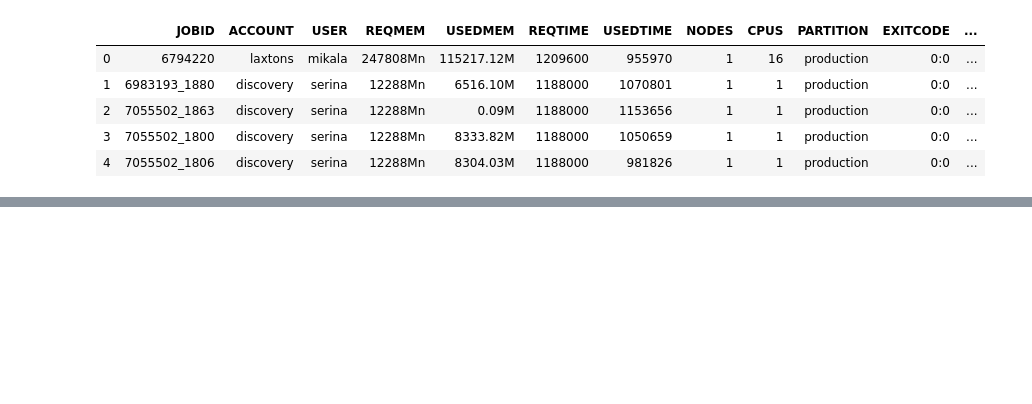
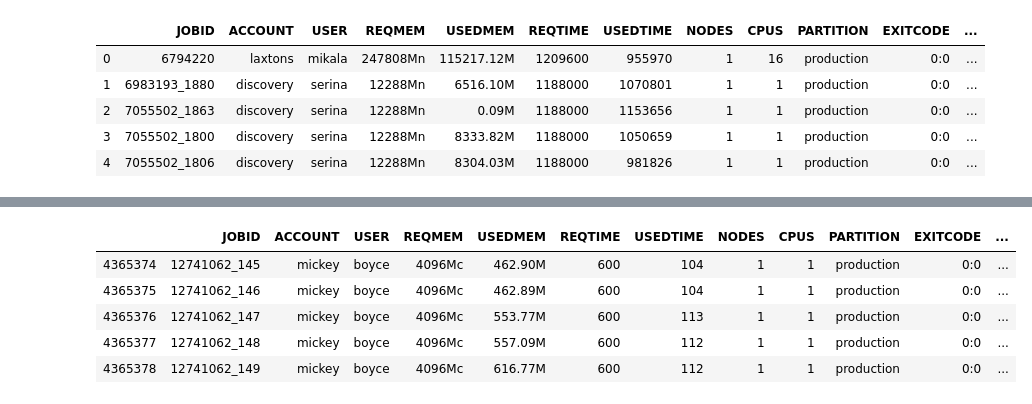
Before and after one commit to Barrett-Rogers/dq2-accre-porcupines, a Jupyter notebook: ACCRE_notebook.ipynb, the cells around one changed output, grey strips where cells are left out. Cells and saved outputs as stored; diff of their text form; code cells hidden in the pictures; blank space fills up the shorter version.

```diff
--- a/ACCRE_notebook.ipynb
+++ b/ACCRE_notebook.ipynb
@@ -346,0 +274,9 @@ ACCRE_df.head()
+# %%
+ACCRE_df.tail()
+# %% [output]
+|  | JOBID | ACCOUNT | USER | REQMEM | USEDMEM | REQTIME | USEDTIME | NODES | CPUS | PARTITION | EXITCODE | ... |
+| 4365374 | 12741062_145 | mickey | boyce | 4096Mc | 462.90M | 600 | 104 | 1 | 1 | production | 0:0 | ... |
+| 4365375 | 12741062_146 | mickey | boyce | 4096Mc | 462.89M | 600 | 104 | 1 | 1 | production | 0:0 | ... |
+| 4365376 | 12741062_147 | mickey | boyce | 4096Mc | 553.77M | 600 | 113 | 1 | 1 | production | 0:0 | ... |
+| 4365377 | 12741062_148 | mickey | boyce | 4096Mc | 557.09M | 600 | 112 | 1 | 1 | production | 0:0 | ... |
+| 4365378 | 12741062_149 | mickey | boyce | 4096Mc | 616.77M | 600 | 112 | 1 | 1 | production | 0:0 | ... |
```
Also changed, not shown: parts of 37 cells of this notebook.
